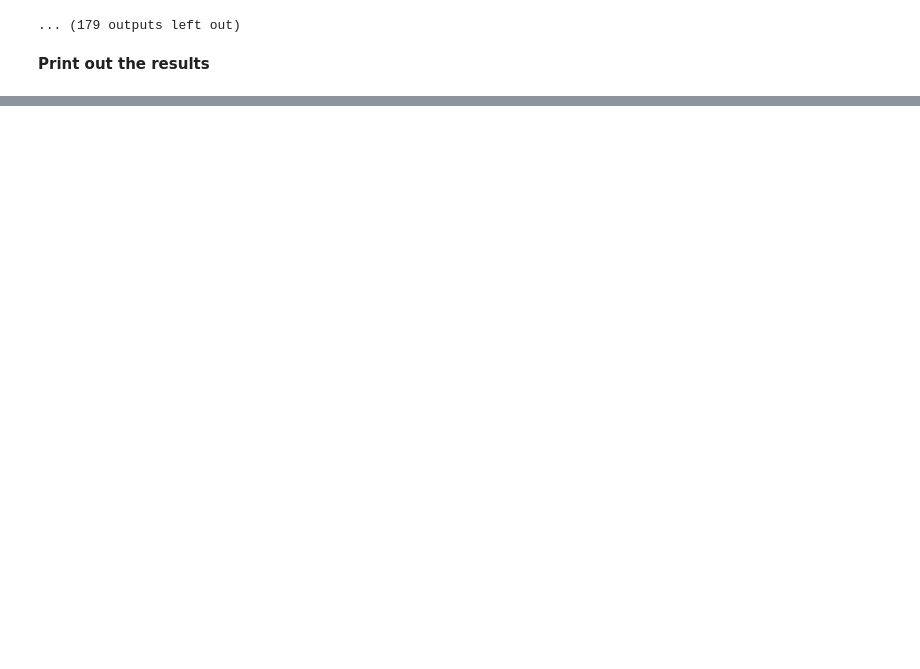
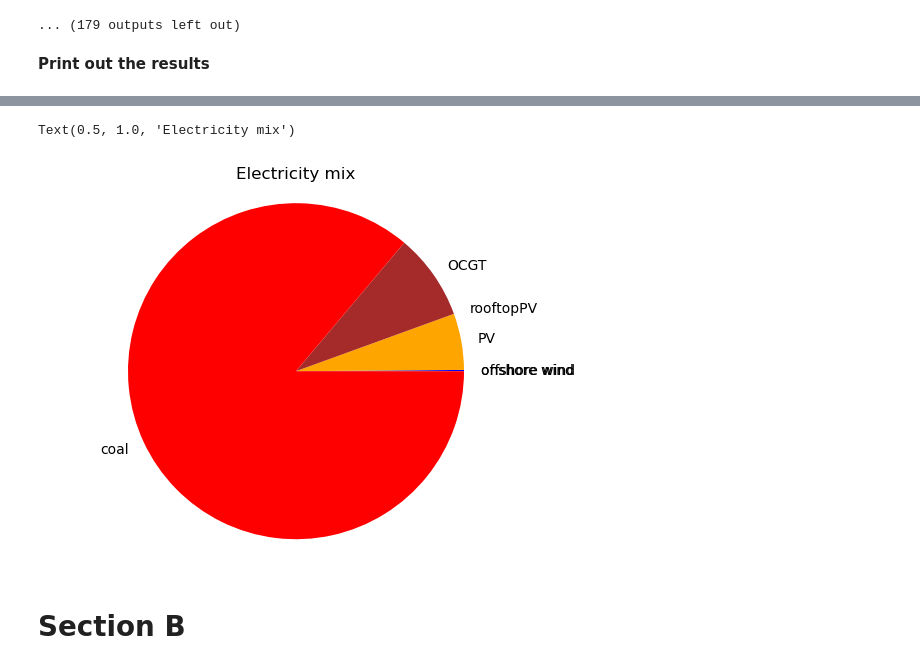
Before and after one commit to alex-catruc/IntegratedEG, a Jupyter notebook: Assignment.ipynb, the cells around one changed output, grey strips where cells are left out. Cells and saved outputs as stored; diff of their text form; code cells hidden in the pictures; blank space fills up the shorter version.

```diff
--- a/Assignment.ipynb
+++ b/Assignment.ipynb
@@ -222,0 +262,23 @@ generators.plot.bar()
+# %%
+# Plot Annual Electricity Generation Mix
+labels = ['onshore wind', 'offshore wind', 'PV',
+          'rooftopPV', 'OCGT', 'coal']
+sizes = [network.generators_t.p['onshorewind'].sum(),
+         network.generators_t.p['offshorewind'].sum(),
+         network.generators_t.p['PV'].sum(),
+         network.generators_t.p['rooftopPV'].sum(),
+         network.generators_t.p['OCGT'].sum(),
+         network.generators_t.p['coal'].sum()]
+
+colors=['blue', 'green', 'orange', 'yellow', 'brown', 'red']
+
+plt.pie(sizes,
+        colors=colors,
+        labels=labels,
+        wedgeprops={'linewidth':0})
+plt.axis('equal')
+
+plt.title('Electricity mix')
+# %% [output]
+Text(0.5, 1.0, 'Electricity mix')
+[figure, added]
@@ -222,0 +292,2 @@ generators.plot.bar()
+# %% [markdown]
+# Section B
```
Also changed, not shown: parts of 11 cells of this notebook.
